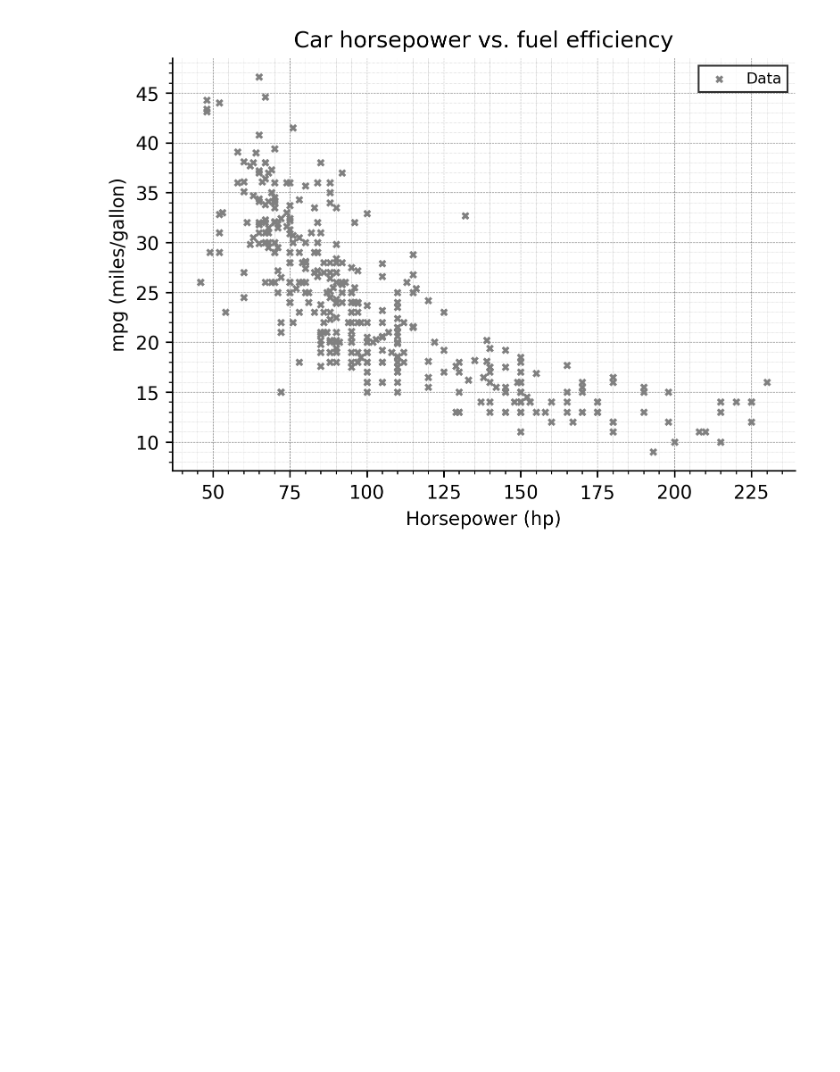
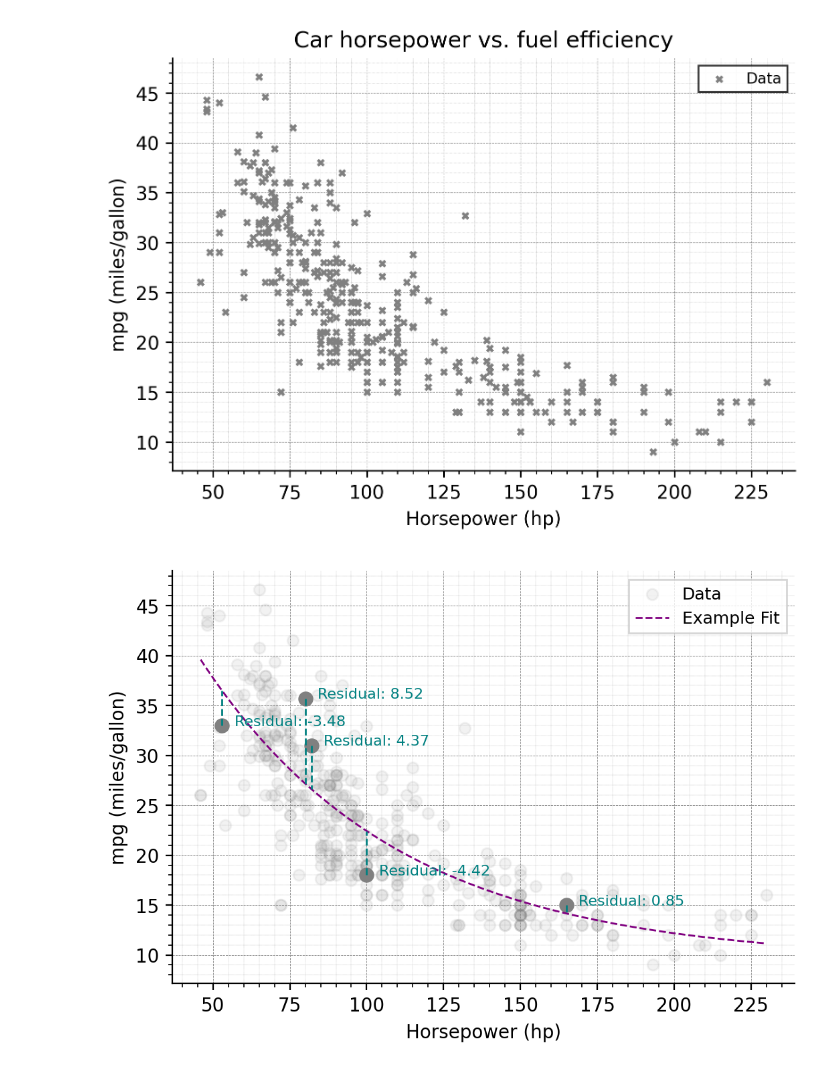
Before and after one commit to peteseta/math-ia, a Jupyter notebook: data/data.ipynb, the cells around one changed output. Saved outputs shown, nothing was run; the diff lists cells and outputs as text; code cells hidden in the pictures; blank space fills up the shorter version.

```diff
--- a/data/data.ipynb
+++ b/data/data.ipynb
@@ -42,6 +42,52 @@ plt.legend(fontsize=8, edgecolor='black', facecolor='white', framealpha=0.8, fan
 plt.show()
 # %% [output]
 [figure]
+# %%
+# Select indices for 3-5 sample points from the data set
+sample_indices = np.linspace(1, len(df_clean) - 1, 5).astype(int)
+
+# Calculate the y-values from the fitted curve for these points
+sample_hp = df_clean['horsepower'].iloc[sample_indices].values
+sample_mpg_actual = df_clean['mpg'].iloc[sample_indices].values
+sample_mpg_fitted = exp(sample_hp, *popt)
+
+# Plot the original data and the fitted curve with lower opacity for non-selected points
+plt.figure(figsize=(6, 4), dpi=200, facecolor='none', edgecolor='none')
+plt.scatter(df_clean['horsepower'], df_clean['mpg'], label='Data', color='grey', alpha=0.1)
+plt.plot(x_high_res, y_fitted, '--', label='Example Fit', linewidth=1, color='purple')  # Make the line dotted and thinner
+
+# Highlight the selected points and plot the residuals
+for idx, (hp, mpg_actual, mpg_fitted) in enumerate(zip(sample_hp, sample_mpg_actual, sample_mpg_fitted)):
+    # Calculate and label the residual
+    residual = mpg_actual - mpg_fitted
+    plt.text((hp+4), mpg_actual, f'Residual: {residual:.2f}', color='teal', fontsize=8)
+
+    plt.scatter(hp, mpg_actual, color='grey', s=50)  # Highlight the selected points with a larger size
+    plt.plot([hp, hp], [mpg_actual, mpg_fitted], '--', lw=1, color='teal')  # Use a dotted line for residuals
+
+
+# Labels, title, and legend
+plt.xlabel('Horsepower (hp)')
+plt.ylabel('mpg (miles/gallon)')
+plt.legend(fontsize=9, fancybox=False)
+
+# Major and Minor Ticks
+plt.minorticks_on()
+
+# Grid settings to mimic LaTeX style
+plt.grid(which='both', linestyle='--', linewidth='0.30', color='gray')
+plt.grid(which='minor', linestyle=':', linewidth='0.15', color='gray')
+
+# Remove top and right spines to mimic LaTeX/pgfplots style
+ax = plt.gca()
+ax.spines['top'].set_visible(False)
+ax.spines['right'].set_visible(False)
+ax.tick_params(axis='both', which='major', labelsize=10)
+
+# Show the plot
+plt.show()
+# %% [output]
+[figure, added]
 # %%
 from scipy.optimize import curve_fit
 
```
Also changed, not shown: parts of 2 cells of this notebook, 11 other files.
